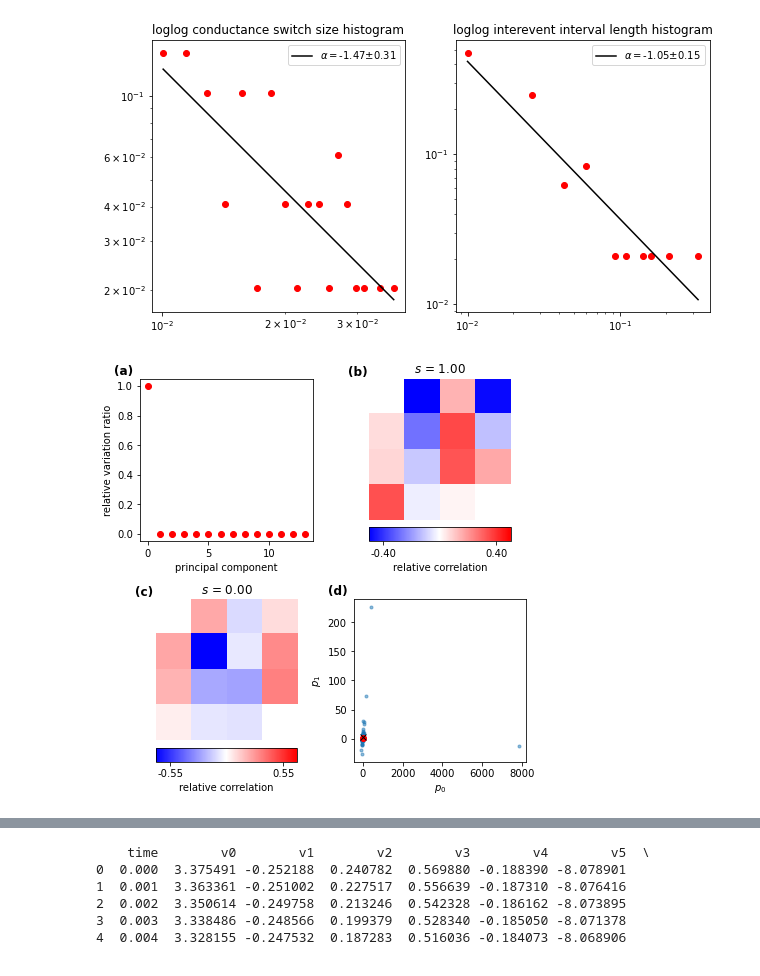
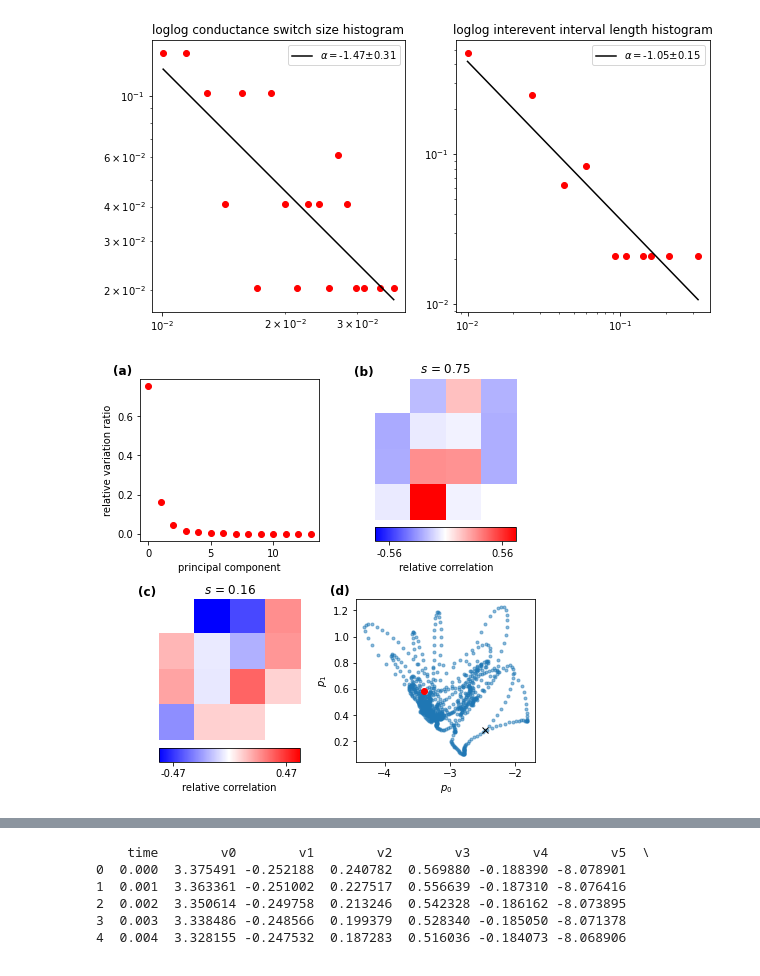
Before and after one commit to leobrowning92/plotting, a Jupyter notebook: example_mea_analysis_new.ipynb, the cells around one changed output, grey strips where cells are left out. Cells and saved outputs as stored; diff of their text form; code cells hidden in the pictures.

```diff
--- a/example_mea_analysis_new.ipynb
+++ b/example_mea_analysis_new.ipynb
@@ -107,14 +109,14 @@ Text(0.5, 1.0, 'loglog interevent interval length histogram')
 [figure]
 # %%
 resd = vdf.iloc[:,3:-1].values
-starttime = 6000
-endtime = 8000
+starttime = 10000
+endtime = 11000
 resd = resd[starttime:endtime]
 mea.plot_principal_components(resd, displaynan = [], show = True, ends = True)
 imgname = os.path.basename(basepath)[:-4]
 plt.savefig(f"plots/{imgname}_{starttime/1000:0.0f}-{endtime/1000:0.0f}s.png")
 # %% [output]
-[figure, old version]
+[figure, new version]
 # %%
 print(vdf.info())
 # %% [output]
```
Also changed, not shown: parts of 18 cells of this notebook, 1 other file.
